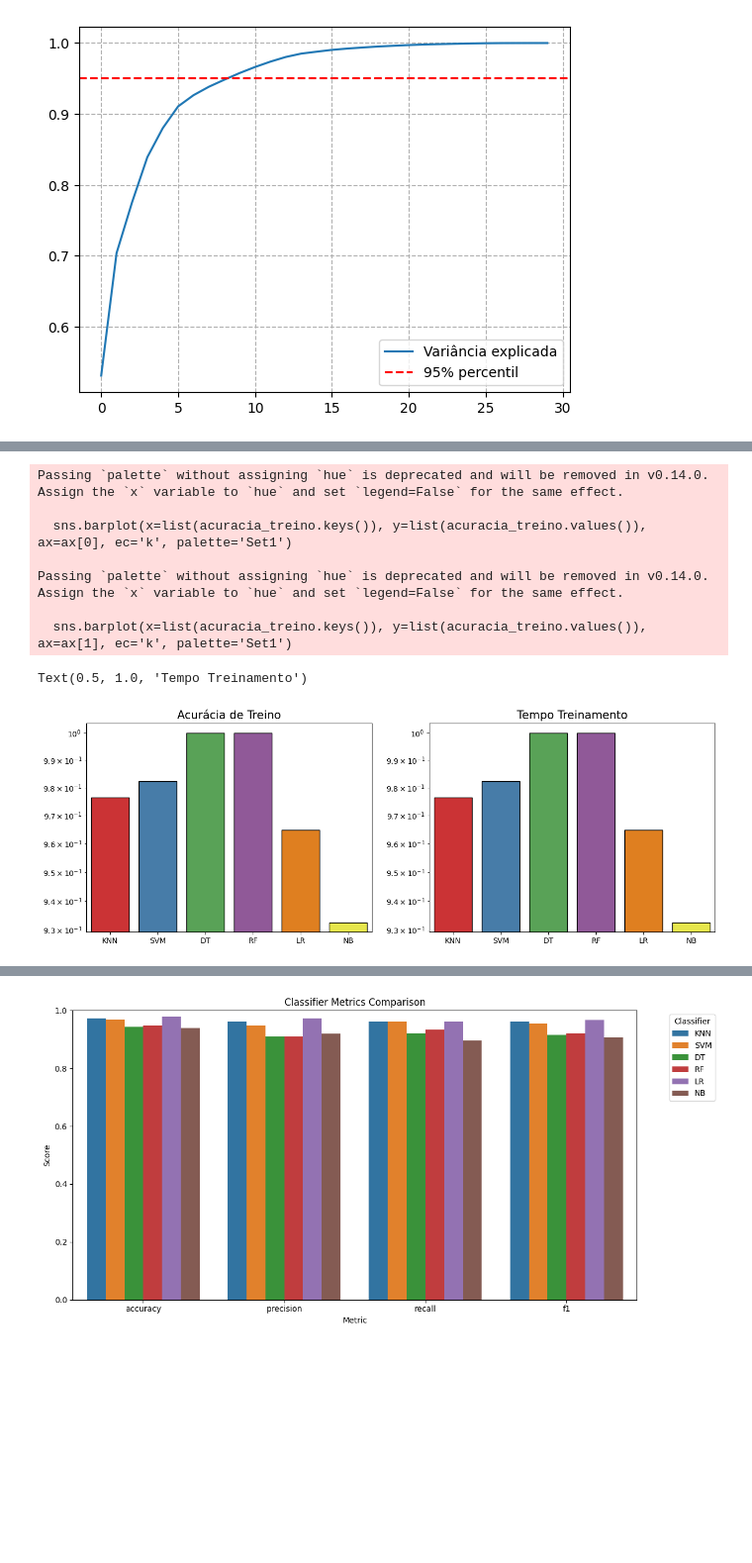
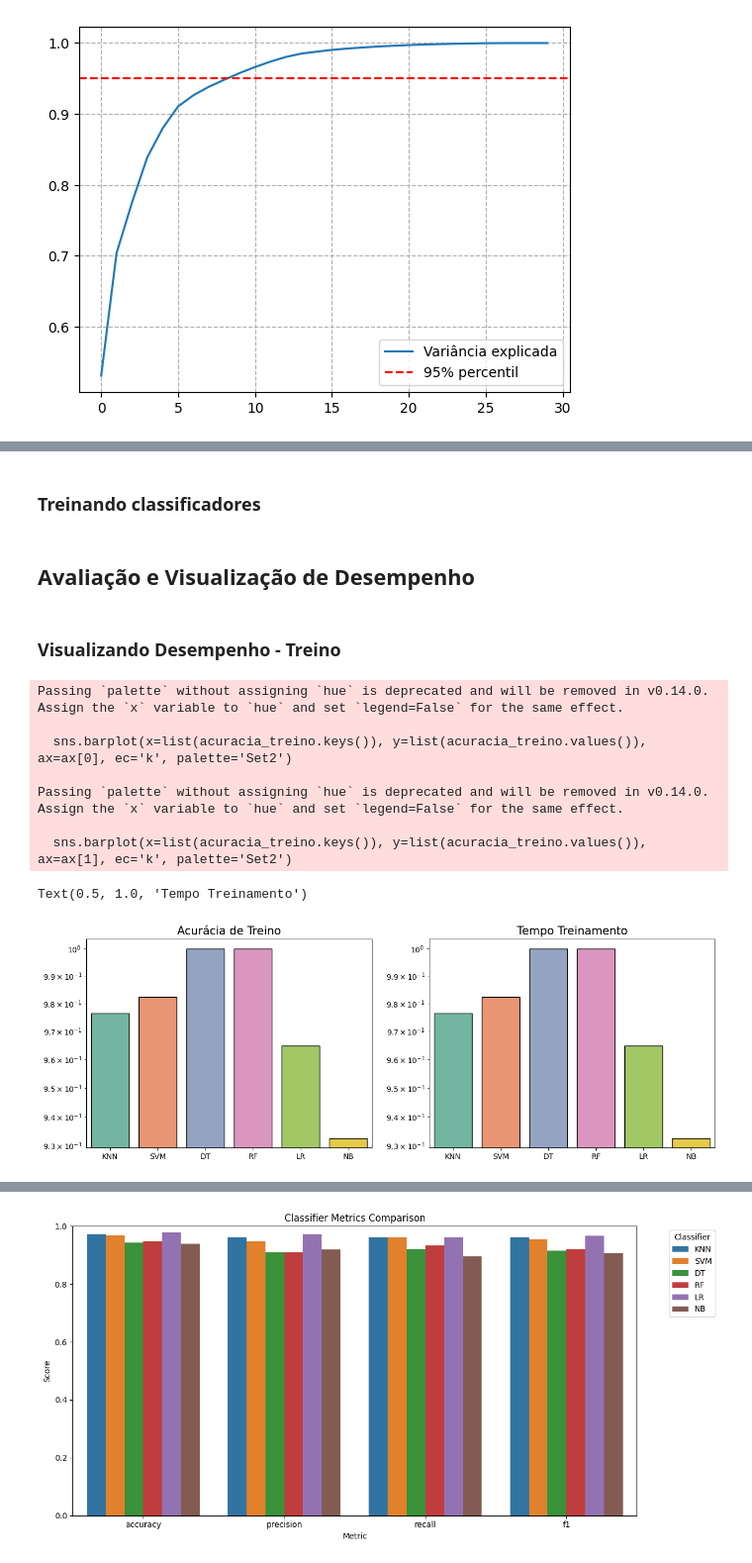
Before and after one commit to higa-daniel/mo839, a Jupyter notebook: lab05/lab05.ipynb, the cells around one changed output, grey strips where cells are left out. Shown at 99% size. Saved outputs shown, nothing was run; the diff lists cells and outputs as text; code cells hidden in the pictures; blank space fills up the shorter version.

```diff
--- a/lab05/lab05.ipynb
+++ b/lab05/lab05.ipynb
@@ -132,6 +164,8 @@ classificadores = {
     'LR' : LogisticRegression(),
     'NB' : GaussianNB()
 }
+# %% [markdown]
+### Treinando classificadores
 # %%
 import time
 acuracia_treino = {}
@@ -142,25 +176,30 @@ for clf in classificadores:
     classificadores[clf].fit(X_train, y_train)
     acuracia_treino[clf] = classificadores[clf].score(X_train, y_train)
     tempo_treino[clf]    = time.process_time() - start_time
+# %% [markdown]
+## Avaliação e Visualização de Desempenho
+# %% [markdown]
+### Visualizando Desempenho - Treino
 # %%
 import seaborn as sns
+
 fig, ax = plt.subplots(1, 2, figsize=(15, 5))
 
-sns.barplot(x=list(acuracia_treino.keys()), y=list(acuracia_treino.values()), ax=ax[0], ec='k', palette='Set1')
-sns.barplot(x=list(acuracia_treino.keys()), y=list(acuracia_treino.values()), ax=ax[1], ec='k', palette='Set1')
+sns.barplot(x=list(acuracia_treino.keys()), y=list(acuracia_treino.values()), ax=ax[0], ec='k', palette='Set2')
+sns.barplot(x=list(acuracia_treino.keys()), y=list(acuracia_treino.values()), ax=ax[1], ec='k', palette='Set2')
 
 ax[0].set_yscale('log')
 ax[0].set_title('Acurácia de Treino', size=15)
 
 ax[1].set_yscale('log')
 ax[1].set_title('Tempo Treinamento', size=15)
 # %% [output]
 Passing `palette` without assigning `hue` is deprecated and will be removed in v0.14.0. Assign the `x` variable to `hue` and set `legend=False` for the same effect.
 
-  sns.barplot(x=list(acuracia_treino.keys()), y=list(acuracia_treino.values()), ax=ax[0], ec='k', palette='Set1')
+  sns.barplot(x=list(acuracia_treino.keys()), y=list(acuracia_treino.values()), ax=ax[0], ec='k', palette='Set2')
 
 Passing `palette` without assigning `hue` is deprecated and will be removed in v0.14.0. Assign the `x` variable to `hue` and set `legend=False` for the same effect.
 
-  sns.barplot(x=list(acuracia_treino.keys()), y=list(acuracia_treino.values()), ax=ax[1], ec='k', palette='Set1')
+  sns.barplot(x=list(acuracia_treino.keys()), y=list(acuracia_treino.values()), ax=ax[1], ec='k', palette='Set2')
 Text(0.5, 1.0, 'Tempo Treinamento')
-[figure, old version]
+[figure, new version]
```
Also changed, not shown: parts of 31 cells of this notebook.
